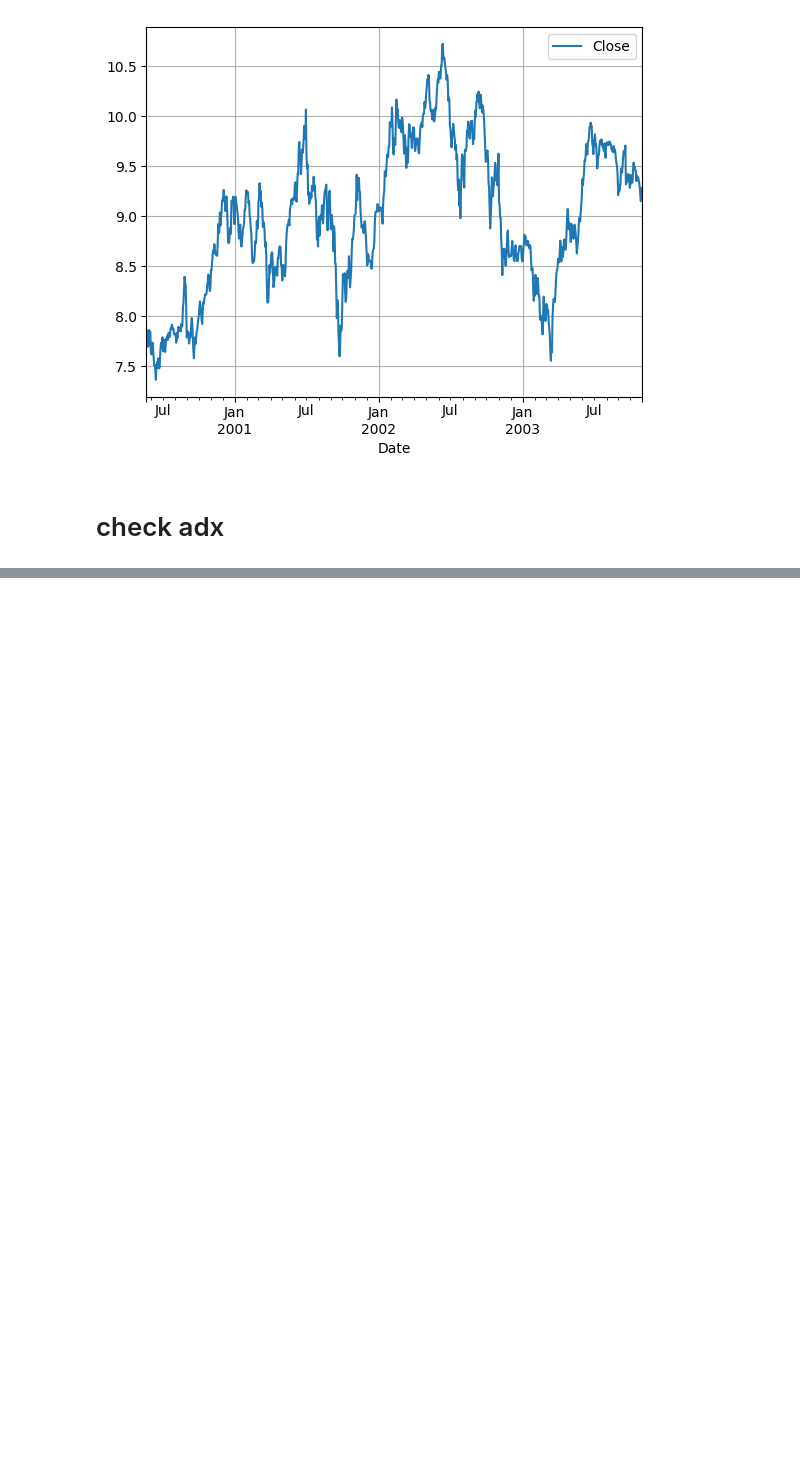
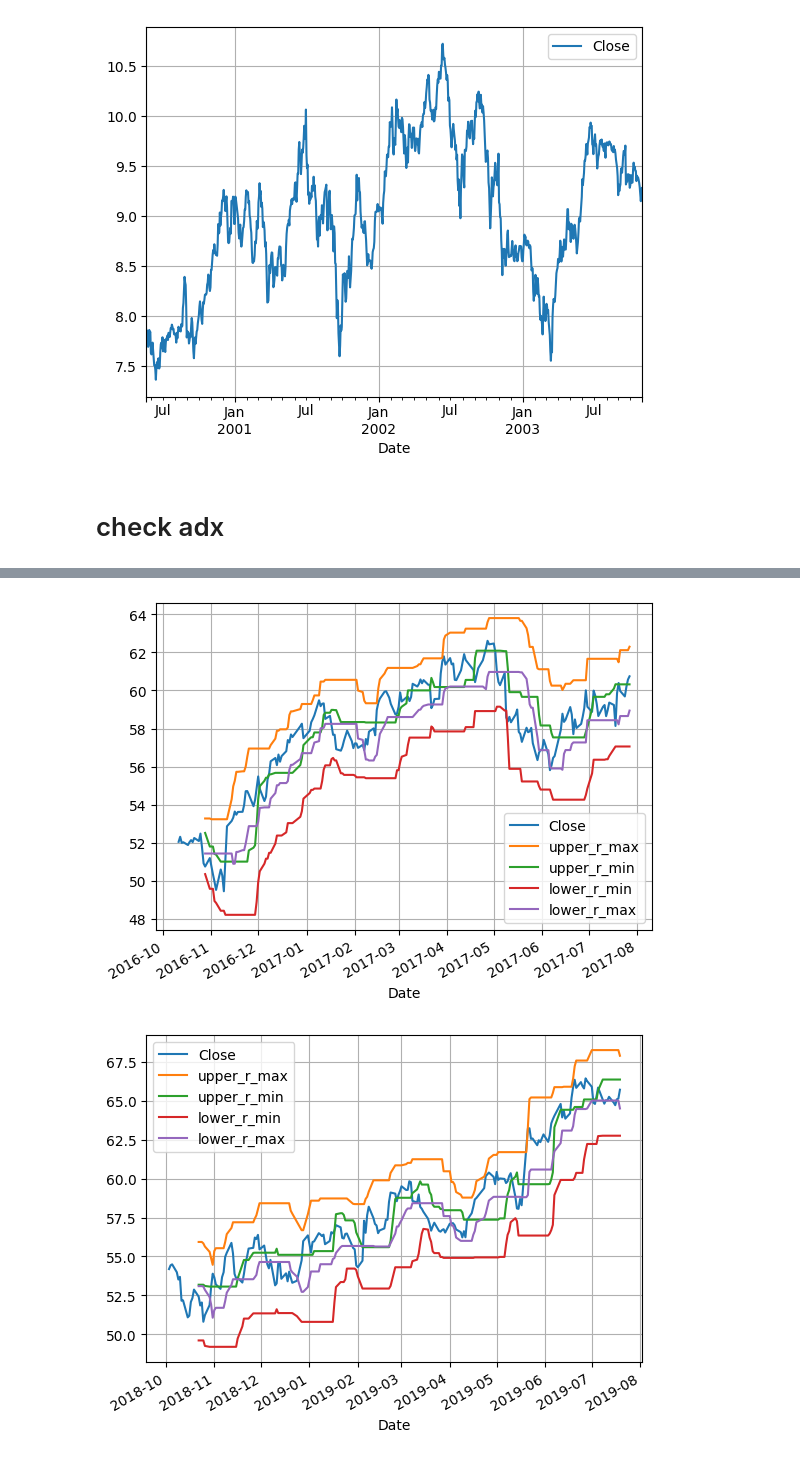
Before and after one commit to sluofoss/streambt, a Jupyter notebook: eda/indicator_check.ipynb, the cells around one changed output, grey strips where cells are left out. Saved outputs shown, nothing was run; the diff lists cells and outputs as text; code cells hidden in the pictures; blank space fills up the shorter version.

```diff
--- a/eda/indicator_check.ipynb
+++ b/eda/indicator_check.ipynb
@@ -188,0 +244,38 @@ Date
+# %%
+df = supertrend(df,atr_multiplier=2)
+# %%
+#s,e = -340,-330
+for i in [-2100,-1600,-1100,-600]:
+    s,e = i, i+200#-2000, -100
+
+    focus = df[['Date','Close', 'upperband', 'lowerband', 'direction', 'st_upper', 'st_lower']].iloc[s:e].set_index('Date')
+    focus['upper_r_max'] = focus['st_upper'].rolling(14).max()
+    focus['upper_r_min'] = focus['st_upper'].rolling(14).min()
+
+    focus['lower_r_min'] = focus['st_lower'].rolling(14).min()
+    focus['lower_r_max'] = focus['st_lower'].rolling(14).max()
+
+
+    focus['dir over'] = focus['Close']+focus['direction']*5
+    #focus['dir over alt'] = None
+    #focus['dir over alt'][focus['Close']>focus['upper_r_min']] = focus['dir over']
+    #focus['dir over alt'][focus['Close']<focus['lower_r_max']] = focus['dir over']
+
+    focus = focus.drop(columns = ['direction'])
+    focus = focus.drop(columns = ['dir over'])
+    focus = focus.drop(columns = ['upperband','lowerband'])
+
+    #focus = focus.drop(columns = ['upper_alt','lower_alt'])
+    #focus = focus.drop(columns = ['Close'])
+    focus = focus.drop(columns = ['st_upper','st_lower'])
+
+
+    focus.plot(grid=True,sharey=False)#,subplots=True)
+    ax.minorticks_on()
+    ax.grid(which='both')
+
+
+    #focus = df[['Date','Close', 'direction']].iloc[s:e].set_index('Date')
+# %% [output]
+[figure, added]
+[figure, added]
```
Also changed, not shown: parts of 12 cells of this notebook, 3 other files.
